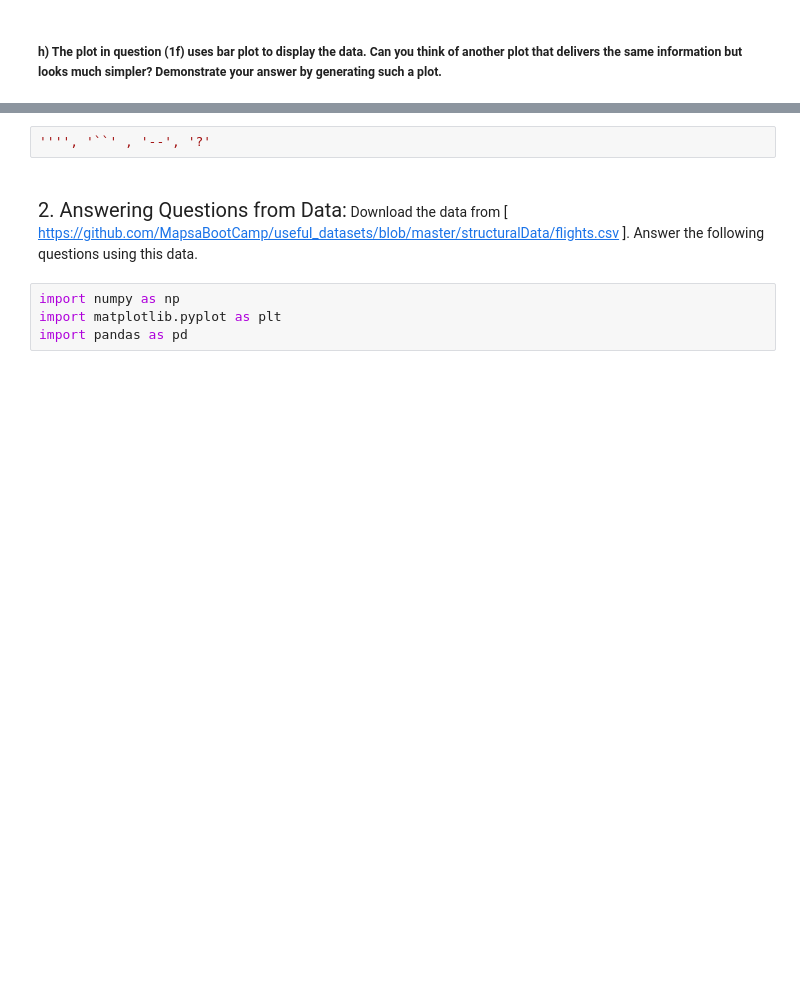
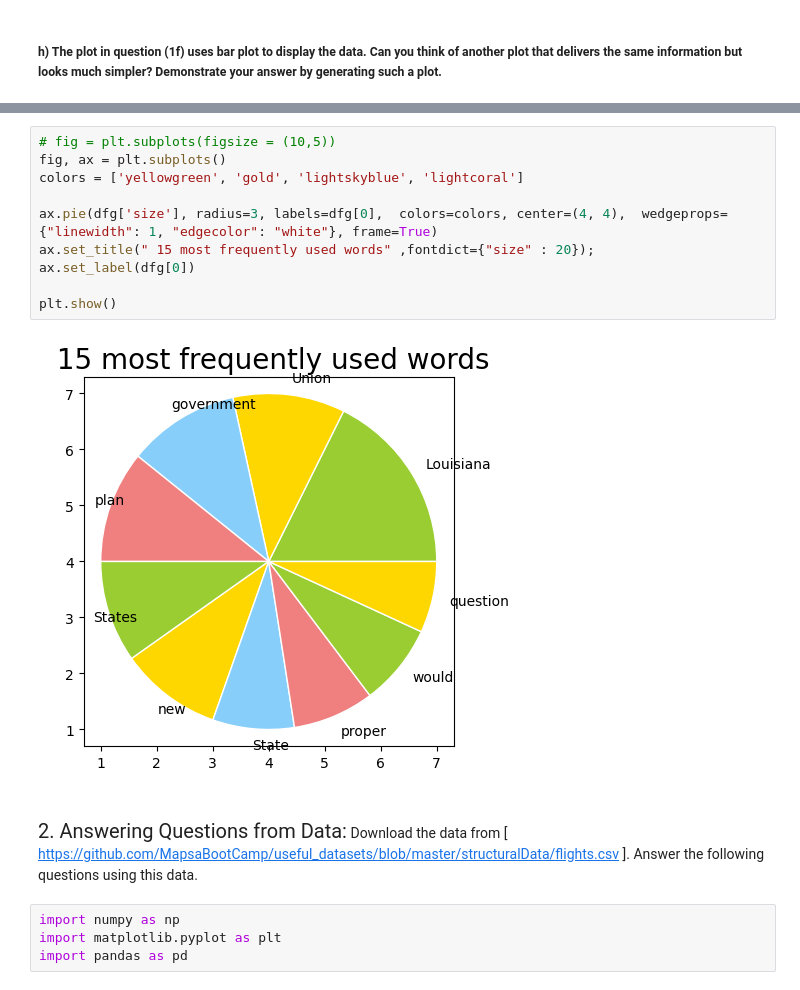
Before and after one commit to MapsaBootCamp/ML3_EXERCISE, a Jupyter notebook: W5/week5.ipynb, the cells around one changed output, grey strips where cells are left out. Saved outputs shown, nothing was run; the diff lists cells and outputs as text; blank space fills up the shorter version.

```diff
--- a/W5/week5.ipynb
+++ b/W5/week5.ipynb
@@ -61,5 +75,15 @@ KeyError: '0'
 # %%
-'''', '``' , '--', '?'
+# fig = plt.subplots(figsize = (10,5))
+fig, ax = plt.subplots()
+colors = ['yellowgreen', 'gold', 'lightskyblue', 'lightcoral']
+
+ax.pie(dfg['size'], radius=3, labels=dfg[0],  colors=colors, center=(4, 4),  wedgeprops={"linewidth": 1, "edgecolor": "white"}, frame=True)
+ax.set_title(" 15 most frequently used words" ,fontdict={"size" : 20});
+ax.set_label(dfg[0])
+
+plt.show()
+# %% [output]
+[figure, added]
 # %% [markdown]
 ##
 <span style="font-wight:bold;font-size:20px">2. Answering Questions from Data:</span> Download the data from [
```
Also changed, not shown: parts of 17 cells of this notebook.
